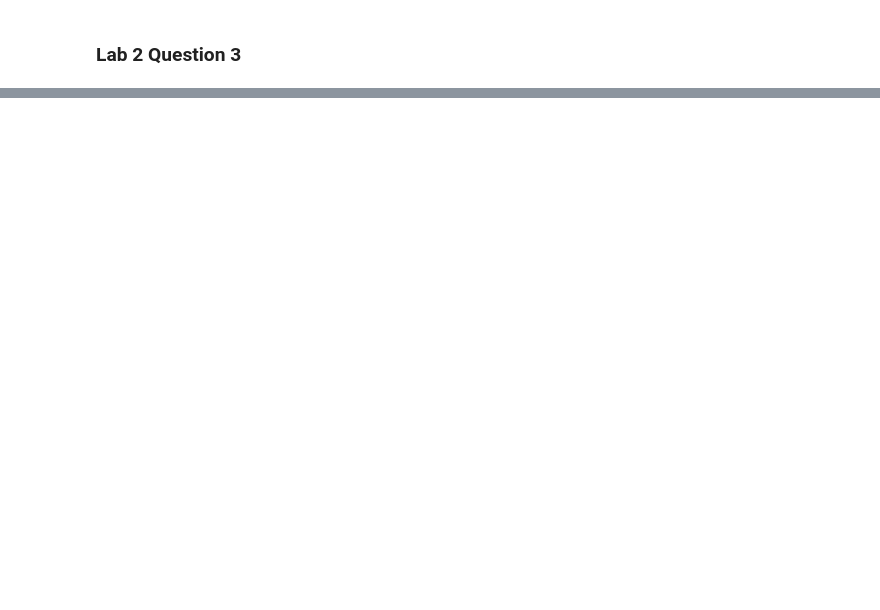
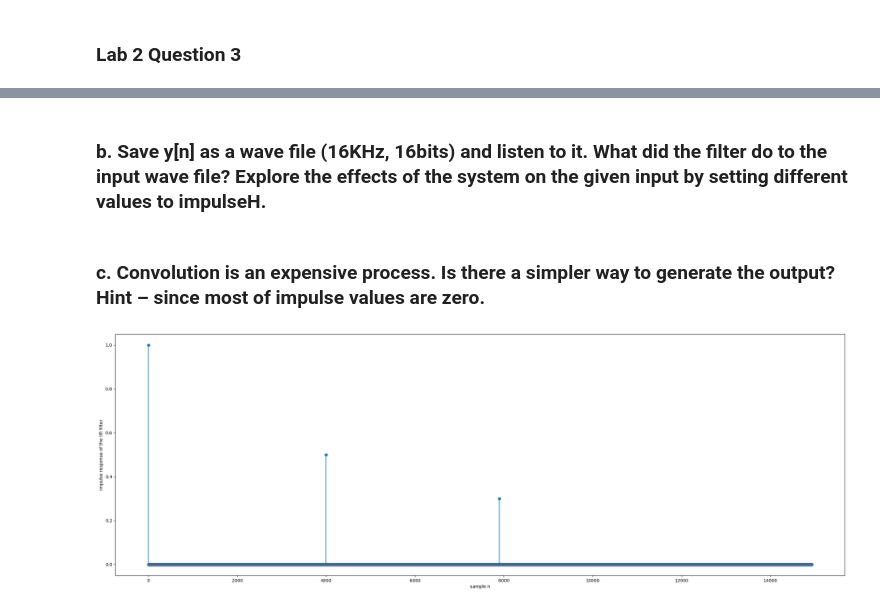
Before and after one commit to Chockaaa/CE3007-Digital-Signal-Processing-Lab, a Jupyter notebook: Lab2_Manual/Lab2_Example/Lab2Answers.ipynb, the cells around one changed output, grey strips where cells are left out. Saved outputs shown, nothing was run; the diff lists cells and outputs as text; code cells hidden in the pictures; blank space fills up the shorter version.

```diff
--- a/Lab2_Manual/Lab2_Example/Lab2Answers.ipynb
+++ b/Lab2_Manual/Lab2_Example/Lab2Answers.ipynb
@@ -97,0 +149,19 @@ Finite Impulse Response (FIR) system is an LTI system whose impulse response has
+# %%
+[fs, data] = extract_data_from_wav("helloWorld_16bit.wav")
+sample_size = len(data)
+impulseH = np.zeros(sample_size)
+impulseH[1] = 1
+impulseH[4000] = 0.5
+impulseH[7900] = 0.3
+# %% [markdown]
+### b. Save y[n] as a wave file (16KHz, 16bits) and listen to it. What did the filter do to the input wave file? Explore the effects of the system on the given input by setting different values to impulseH.
+# %% [markdown]
+### c. Convolution is an expensive process. Is there a simpler way to generate the output? Hint – since most of impulse values are zero.
+# %%
+plt.figure(2,figsize=(30,10))
+plt.stem(impulseH,use_line_collection=True)
+plt.ylabel('impulse response of the IIR filter')
+plt.xlabel('sample n')
+plt.show()
+# %% [output]
+[figure, added]
```
Also changed, not shown: parts of 9 cells of this notebook.
